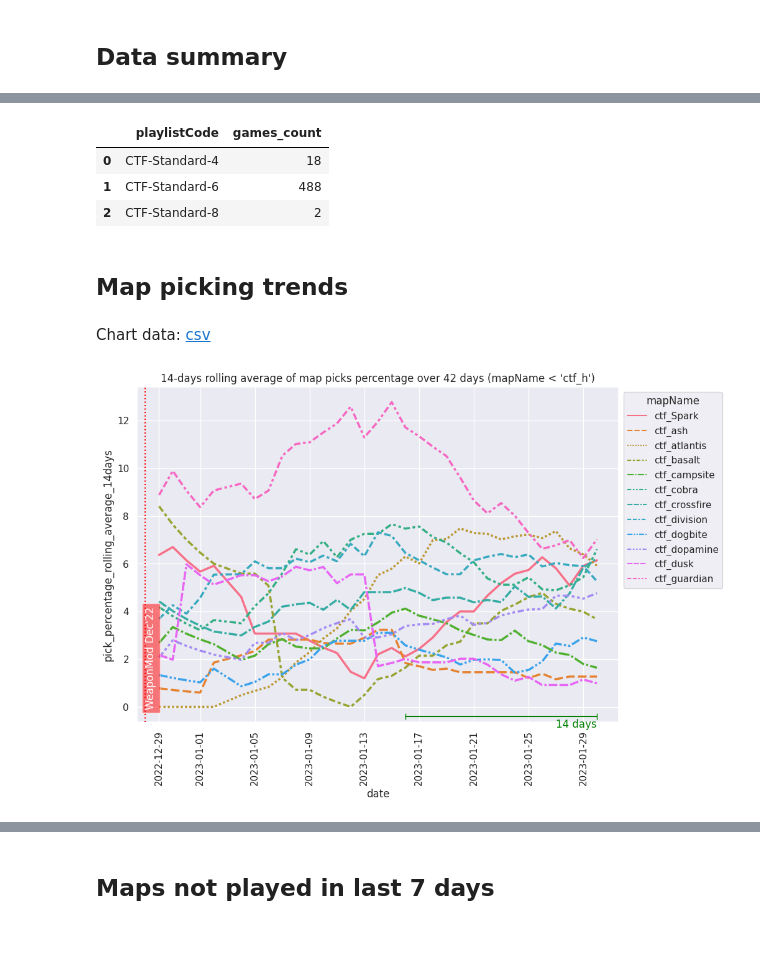
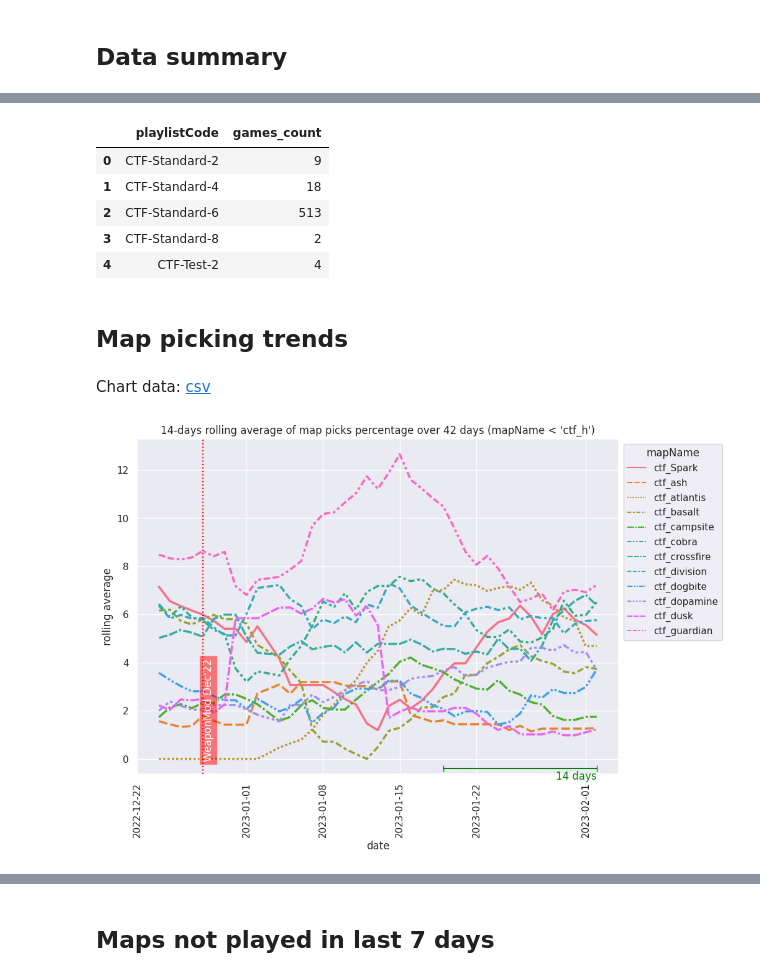
Before and after one commit to s2vndl/s2_1st_tournament_stats, a Jupyter notebook: stats_maps_trends.ipynb, the cells around one changed output, grey strips where cells are left out. Drawn from its saved outputs; the diff is of its cells as text; code cells hidden in the pictures; blank space fills up the shorter version.

Commit message:
fix map trends visible period lengts; extract common RA period calculations

```diff
--- a/stats_maps_trends.ipynb
+++ b/stats_maps_trends.ipynb
@@ -1,7 +1,9 @@
 # %% [markdown]
 # Map picking trends
 # %%
-from s2_analytics.filters import PLAYLIST_CTF
+import sqlite3
+
+from s2_analytics.test_summary_collector import SummaryCollector
 import os
 
 import pandas as pd
@@ -10,8 +12,13 @@ from IPython.core.display import Markdown
 from pandas import DataFrame
 
 from s2_analytics.collector.sqlite_collector import SqliteCollector
+from s2_analytics.filters import PLAYLIST_CTF
 from s2_analytics.importer import import_games
+from s2_analytics.rolling_average import RollingAveragePeriod
 
+
+AVG_PERIOD_LONG = RollingAveragePeriod(14, 3, 0.75)
+AVG_PERIOD_SHORT = RollingAveragePeriod(7, 3, 0.75)
 
 def dump_csv(df: DataFrame, id: str):
     csv_path = f"data/{id}.csv"
@@ -20,9 +27,11 @@ def dump_csv(df: DataFrame, id: str):
     display(Markdown(f"Chart data: [csv]({csv_path})"))
 
 
-sqlite_collector = SqliteCollector("file::memory:").init()
-import_games("logs_ranked/", period_days=43,
-             processors=[sqlite_collector], game_filters=[PLAYLIST_CTF])
+conn = sqlite3.connect("file::memory:")
+sqlite_collector = SqliteCollector(sqlite_conn=conn).init()
+summary_collector = SummaryCollector(conn, sqlite_collector)
+import_games("logs_ranked/", period_days=AVG_PERIOD_LONG.days_of_data_needed,
+             processors=[sqlite_collector, summary_collector], game_filters=[PLAYLIST_CTF])
 con = sqlite_collector.connection
 cur = con.cursor()
 cur.execute("""
@@ -37,6 +46,7 @@ create table map_picks_by_date as
          left outer join round r on r.date = comb.date and r.mapName = comb.mapName
     group by comb.date, comb.mapName
 """)
+
 pass
 # %% [markdown]
 ## Data summary
@@ -62,65 +75,71 @@ from game group by playlistCode
 pd.read_sql_query(query, con)
 # %% [output]
 |  | playlistCode | games_count |
-| 0 | CTF-Standard-4 | 18 |
-| 1 | CTF-Standard-6 | 488 |
-| 2 | CTF-Standard-8 | 2 |
+| 0 | CTF-Standard-2 | 9 |
+| 1 | CTF-Standard-4 | 18 |
+| 2 | CTF-Standard-6 | 513 |
+| 3 | CTF-Standard-8 | 2 |
+| 4 | CTF-Test-2 | 4 |
 # %% [markdown]
 ## Map picking trends
 # %%
+
 from datetime import timedelta
 from matplotlib.lines import Line2D
 from s2_analytics.constants import WEAPON_MODS_DATES
 from matplotlib.ticker import FixedLocator
 
 
-def rolling_average_map_pick(condition, id, days, height=10):
-    total_period = days * 3
+def rolling_average_map_pick(condition, id, period: RollingAveragePeriod, height=10):
     df = pd.read_sql_query(f"""
     select
         mapName,
         date,
         100.0 * rounds_played / (select sum(rounds_played) from map_picks_by_date mpd2 where mpd.date = mpd2.date) as pick_percentage
     from map_picks_by_date mpd
         where {condition}
-        and date >= datetime('now', '-{total_period} days')
+        and date >= datetime('now', '-{period.days_of_data_needed} days')
     """, con, parse_dates=['date'])
+    def generate_rolling_average_plot(df, period:RollingAveragePeriod):
+        groupby = df.groupby("mapName", as_index=False, group_keys=False)
 
-    def generate_rolling_average_plot(df, days):
-        groupby = df.groupby("mapName", as_index=False, group_keys=False)
-        df[f"pick_percentage_rolling_average_{days}days"] = groupby.apply(
-            lambda grp, freq: grp.rolling(freq, on='date', min_periods=int(0.75 * days))['pick_percentage'].mean(),
-            f"{days}D")
+        df[f"rolling average"] = groupby.apply(
+            lambda grp, freq: grp.rolling(freq, on='date', min_periods=period.min_days_for_avg)['pick_percentage'].mean(),
+            f"{period.window_days}D")
+
         sns.set(rc={'figure.figsize': (10, height)})
-        plt = sns.lineplot(df, x="date", y=f"pick_percentage_rolling_average_{days}days", style="mapName",
+        plt = sns.lineplot(df, x="date", y=f"rolling average", style="mapName",
                            hue="mapName", linewidth=2.5)
         plt.xaxis.set_major_locator(FixedLocator(plt.get_xticks().tolist()))
         plt.set_xticklabels(plt.get_xticklabels(), rotation=90)
-        plt.set_title(f"{days}-days rolling average of map picks percentage over {total_period} days ({condition})")
+        plt.set_title(
+            f"{period.window_days}-days rolling average of map picks percentage over {period.total_days_visible} days ({condition})")
         sns.move_legend(plt, "upper left", bbox_to_anchor=(1, 1))
+
         # weaponmod marker
-        chart_start_date = df["date"].min()
-        if chart_start_date < WEAPON_MODS_DATES[-1]:
-            for date in WEAPON_MODS_DATES:
-                if date > chart_start_date:
-                    plt.axvline(date, color="red", linestyle="dotted", zorder=3)
-                    plt.text(date, 0, 'WeaponMod ' + date.date().strftime("%b'%y"), rotation=90, color="white",
-                             bbox = dict(facecolor = 'red', alpha = 0.5), zorder=3)
+        chart_start_date = df[df.apply(lambda x: not pd.isnull(x["rolling average"]), axis=1)]["date"].min()
+        for date in WEAPON_MODS_DATES:
+            if date > chart_start_date:
+                plt.axvline(date, color="red", linestyle="dotted", zorder=3)
+                plt.text(date, 0, 'WeaponMod ' + date.date().strftime("%b'%y"), rotation=90, color="white",
+                         bbox=dict(facecolor='red', alpha=0.5), zorder=3)
 
         # average period marker
         max_date = df["date"].max()
-        plt.add_line(Line2D([max_date - timedelta(days=days), max_date], [-0.4, -0.4], color="green", zorder=3, marker="|", markersize=7))
-        plt.text(max_date, -0.5, f"{days} days", color="green", ha="right", va="top", zorder=3)
+        plt.add_line(
+            Line2D([max_date - timedelta(days=period.window_days), max_date], [-0.4, -0.4], color="green", zorder=3,
+                   marker="|", markersize=7))
+        plt.text(max_date, -0.5, f"{period.window_days} days", color="green", ha="right", va="top", zorder=3)
 
         return plt, df
 
-    dump_csv(df, f"map-trends-{id}-{days}-days-avg")
-    generate_rolling_average_plot(df, days)
+    dump_csv(df, f"map-trends-{id}-{period.window_days}-days-avg")
+    generate_rolling_average_plot(df, period)
 
 
-rolling_average_map_pick("mapName < 'ctf_h'", "a-g", 14, height=7)
+rolling_average_map_pick("mapName < 'ctf_h'", "a-g", AVG_PERIOD_LONG, height=7)
 pass
 # %% [output]
 Chart data: [csv](data/map-trends-a-g-14-days-avg.csv)
-[figure, old version]
+[figure, new version]
 # %%
```
Also changed, not shown: parts of 3 cells of this notebook, 2 other files.
